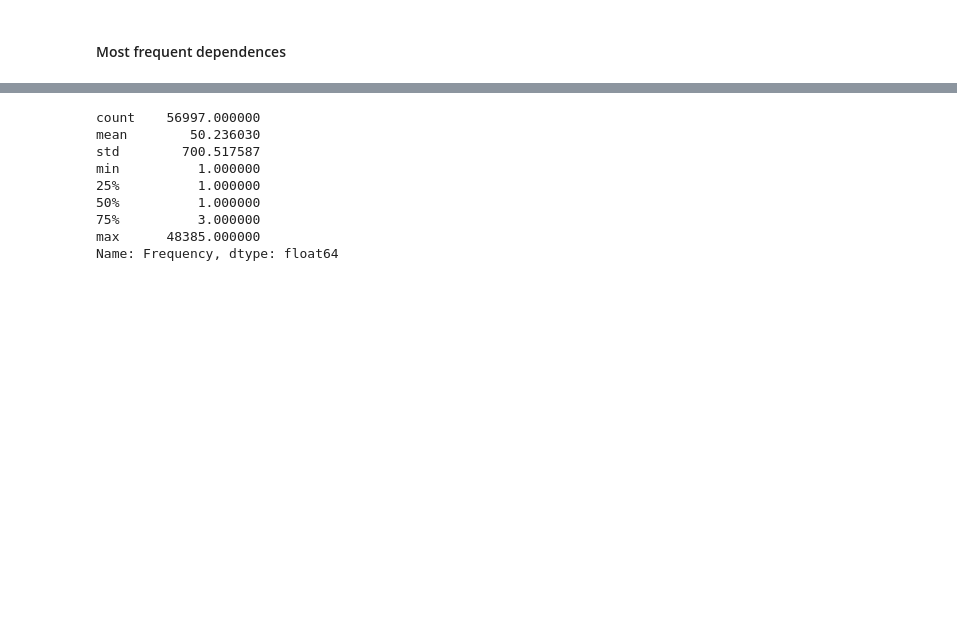
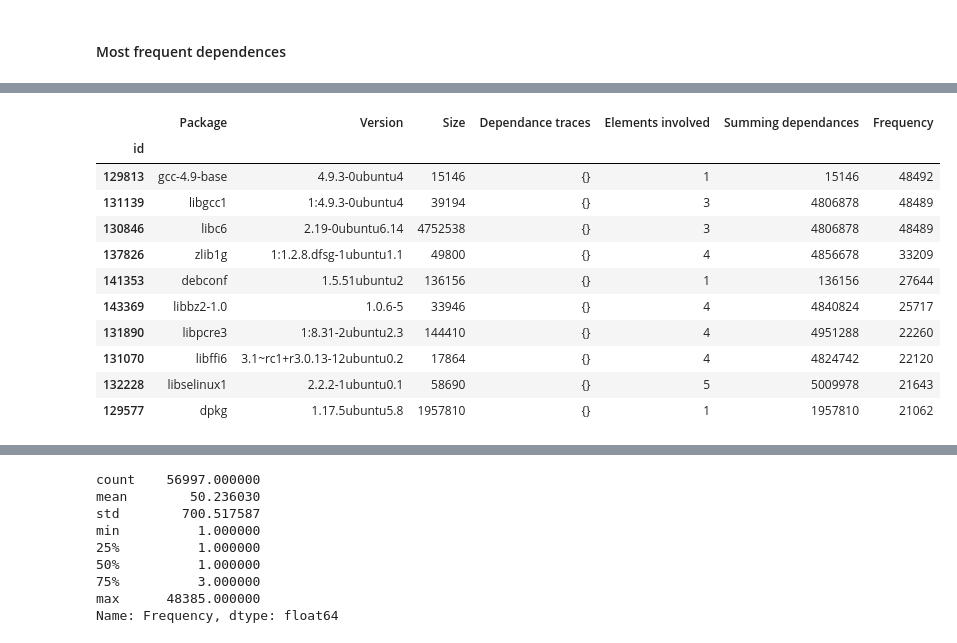
Before and after one commit to alex35469/fingerpatch, a Jupyter notebook: attack/Attack_vizualization.ipynb, the cells around one changed output, grey strips where cells are left out. Saved outputs shown, nothing was run; the diff lists cells and outputs as text; code cells hidden in the pictures; blank space fills up the shorter version.

```diff
--- a/attack/Attack_vizualization.ipynb
+++ b/attack/Attack_vizualization.ipynb
@@ -688,0 +771,3 @@ for _, row in tqdm.tqdm(gt.iterrows()):
+# %%
+ground_truth["ChildrensLen2"] = ground_truth["Childrens2"].map(len)
+ground_truth["ChildrensLen2"].describe()
@@ -688,0 +784,11 @@ for _, row in tqdm.tqdm(gt.iterrows()):
+# %%
+cores = cpu_count() #Number of CPU cores available
+
+dground_truth = dd.from_pandas(ground_truth, npartitions=cores)
+dictSize = ground_truth["Size"].to_dict()
+
+
+with ProgressBar():
+    ground_truth["Summing dependances"] = dground_truth.map_partitions(lambda df: df["Childrens"].map((lambda x: computeSumOnDep(x, dictSize))), meta=('summingDep', int)).compute(get=get)
+
+#ground_truth["Summing dependances"] = ground_truth["Childrens"].progress_map(lambda x: computeSumOnDep(x, ground_truth))
@@ -964,0 +1081,13 @@ ground_truth = ground_truth.assign( Frequency= s)
+# %%
+d = dict()
+all_childs = [x for y in ground_truth["Childrens"].tolist() for x in y ]
+tot = len(all_childs)
+for child in tqdm(all_childs, total=tot) :
+
+    if child not in d:
+        d[child] = 1
+    else:
+        d[child] +=1
+
+s = pd.Series(d, name='Dependence Frequency')
+ground_truth = ground_truth.assign( Frequency= s)
@@ -964,0 +1096,2 @@ ground_truth = ground_truth.assign( Frequency= s)
+# %%
+ground_truth = ground_truth.assign
@@ -965,3 +1109,20 @@ ground_truth = ground_truth.assign( Frequency= s)
+# %%
+
+ground_truth = ground_truth.assign( Frequency= s)
+ground_truth[["Package", "Version", "Size", "Dependance traces","Elements involved","Summing dependances", "Frequency" ]].sort_values(by="Frequency", ascending=False).head(10)
+# %% [output]
+|  | Package | Version | Size | Dependance traces | Elements involved | Summing dependances | Frequency |
+| id |  |  |  |  |  |  |  |
+| 129813 | gcc-4.9-base | 4.9.3-0ubuntu4 | 15146 | {} | 1 | 15146 | 48492 |
+| 131139 | libgcc1 | 1:4.9.3-0ubuntu4 | 39194 | {} | 3 | 4806878 | 48489 |
+| 130846 | libc6 | 2.19-0ubuntu6.14 | 4752538 | {} | 3 | 4806878 | 48489 |
+| 137826 | zlib1g | 1:1.2.8.dfsg-1ubuntu1.1 | 49800 | {} | 4 | 4856678 | 33209 |
+| 141353 | debconf | 1.5.51ubuntu2 | 136156 | {} | 1 | 136156 | 27644 |
+| 143369 | libbz2-1.0 | 1.0.6-5 | 33946 | {} | 4 | 4840824 | 25717 |
+| 131890 | libpcre3 | 1:8.31-2ubuntu2.3 | 144410 | {} | 4 | 4951288 | 22260 |
+| 131070 | libffi6 | 3.1~rc1+r3.0.13-12ubuntu0.2 | 17864 | {} | 4 | 4824742 | 22120 |
+| 132228 | libselinux1 | 2.2.2-1ubuntu0.1 | 58690 | {} | 5 | 5009978 | 21643 |
+| 129577 | dpkg | 1.17.5ubuntu5.8 | 1957810 | {} | 1 | 1957810 | 21062 |
 # %%
 ground_truth = ground_truth.assign( Frequency= s)
 ground_truth[["Package", "Version", "Size", "Dependance traces","Elements involved","Summing dependances", "Frequency" ]].sort_values(by="Frequency", ascending=False).head(10)
```
Also changed, not shown: parts of 67 cells of this notebook, 1 other file.
